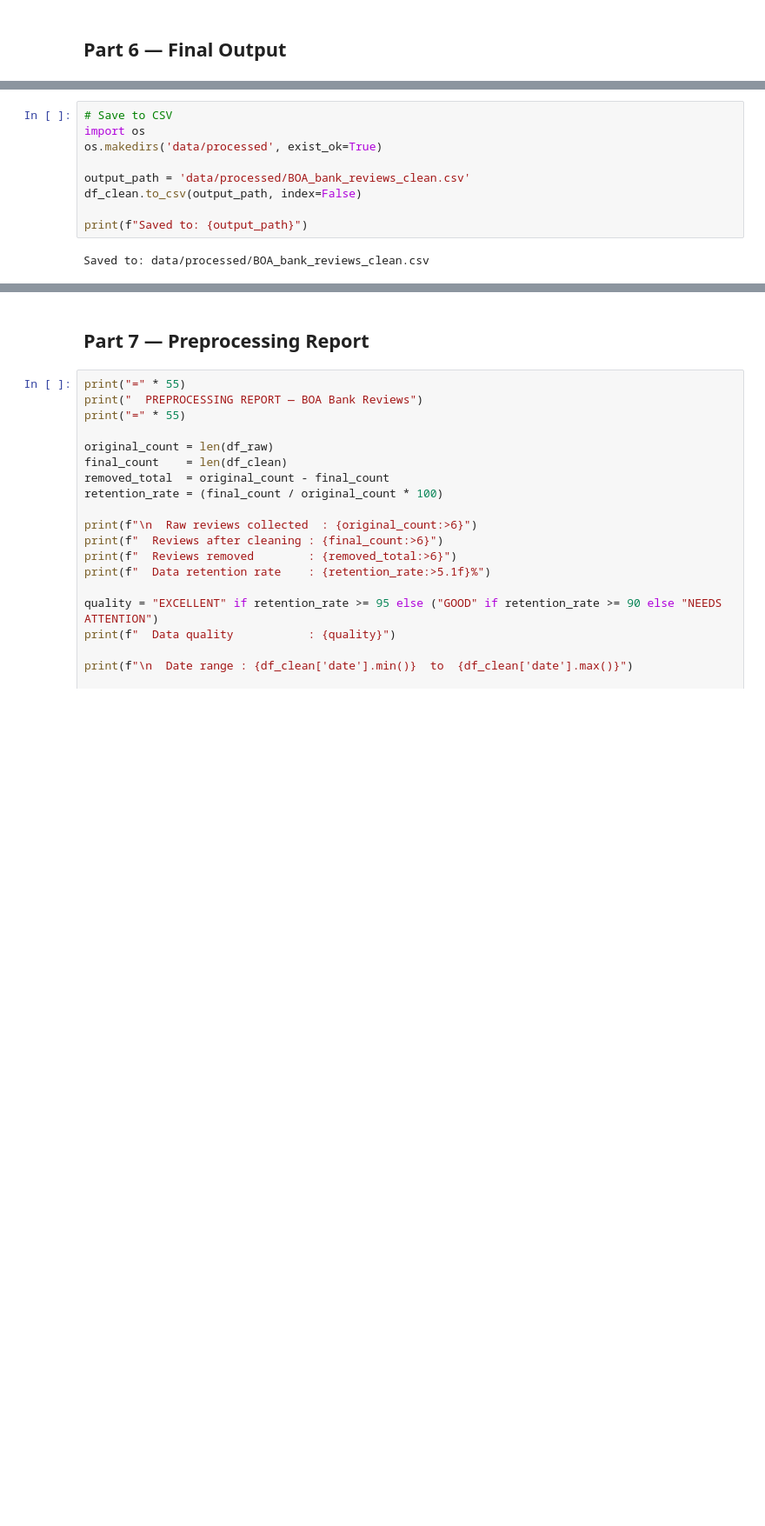
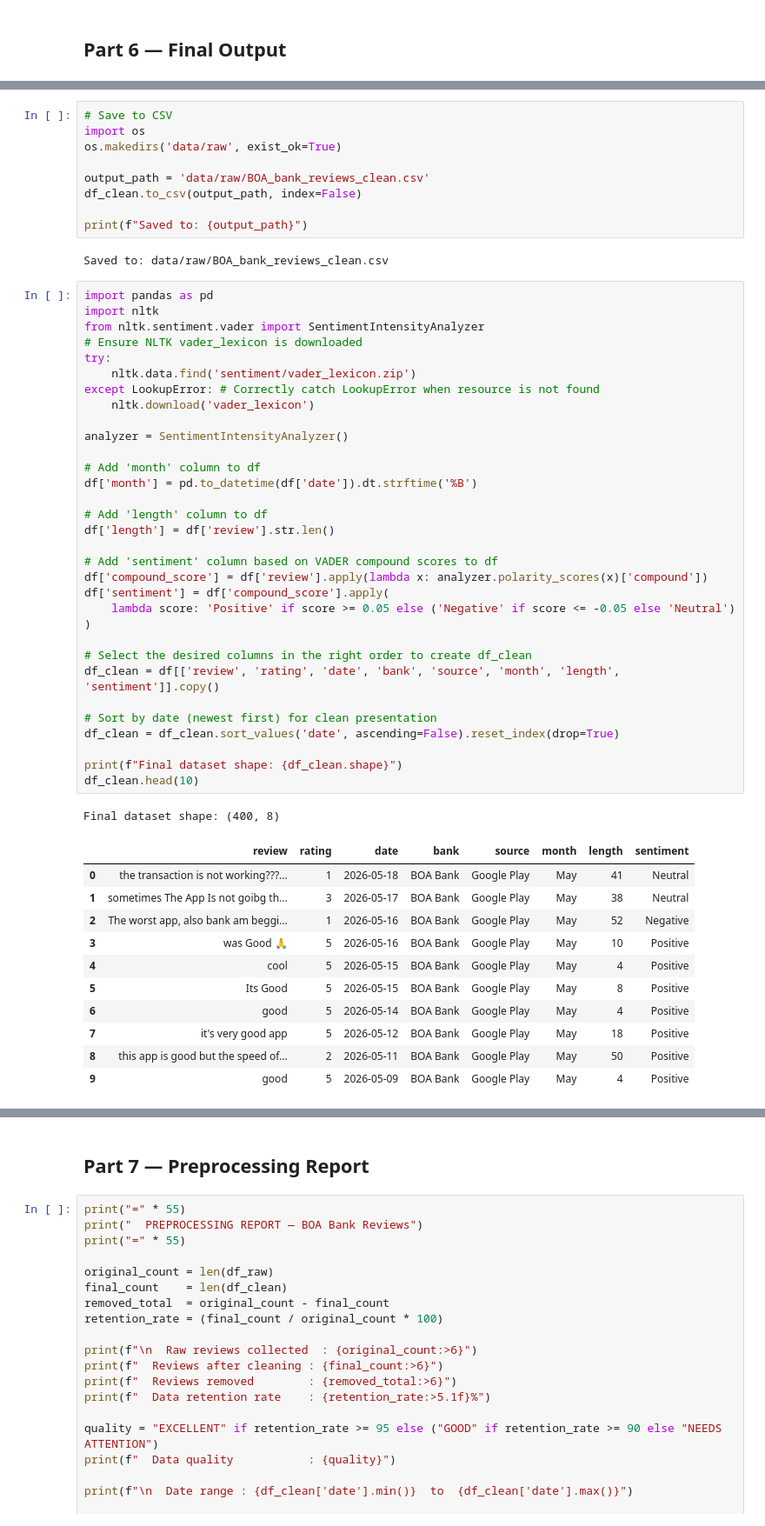
Before and after one commit to edent4313-star/fintech-review-analytics, a Jupyter notebook: notebooks/Task_1.ipynb, the cells around one changed output, grey strips where cells are left out. Shown at 87% size. Drawn from its saved outputs; the diff is of its cells as text; blank space fills up the shorter version.

```diff
--- a/notebooks/Task_1.ipynb
+++ b/notebooks/Task_1.ipynb
@@ -1405,11 +1515,56 @@ Final dataset shape: (400, 5)
 # %%
 # Save to CSV
 import os
-os.makedirs('data/processed', exist_ok=True)
+os.makedirs('data/raw', exist_ok=True)
 
-output_path = 'data/processed/BOA_bank_reviews_clean.csv'
+output_path = 'data/raw/BOA_bank_reviews_clean.csv'
 df_clean.to_csv(output_path, index=False)
 
 print(f"Saved to: {output_path}")
 # %% [output]
-Saved to: data/processed/BOA_bank_reviews_clean.csv
+Saved to: data/raw/BOA_bank_reviews_clean.csv
+# %%
+import pandas as pd
+import nltk
+from nltk.sentiment.vader import SentimentIntensityAnalyzer
+# Ensure NLTK vader_lexicon is downloaded
+try:
+    nltk.data.find('sentiment/vader_lexicon.zip')
+except LookupError: # Correctly catch LookupError when resource is not found
+    nltk.download('vader_lexicon')
+
+analyzer = SentimentIntensityAnalyzer()
+
+# Add 'month' column to df
+df['month'] = pd.to_datetime(df['date']).dt.strftime('%B')
+
+# Add 'length' column to df
+df['length'] = df['review'].str.len()
+
+# Add 'sentiment' column based on VADER compound scores to df
+df['compound_score'] = df['review'].apply(lambda x: analyzer.polarity_scores(x)['compound'])
+df['sentiment'] = df['compound_score'].apply(
+    lambda score: 'Positive' if score >= 0.05 else ('Negative' if score <= -0.05 else 'Neutral')
+)
+
+# Select the desired columns in the right order to create df_clean
+df_clean = df[['review', 'rating', 'date', 'bank', 'source', 'month', 'length', 'sentiment']].copy()
+
+# Sort by date (newest first) for clean presentation
+df_clean = df_clean.sort_values('date', ascending=False).reset_index(drop=True)
+
+print(f"Final dataset shape: {df_clean.shape}")
+df_clean.head(10)
+# %% [output]
+Final dataset shape: (400, 8)
+|  | review | rating | date | bank | source | month | length | sentiment |
+| 0 | the transaction is not working???... | 1 | 2026-05-18 | BOA Bank | Google Play | May | 41 | Neutral |
+| 1 | sometimes The App Is not goibg th... | 3 | 2026-05-17 | BOA Bank | Google Play | May | 38 | Neutral |
+| 2 | The worst app, also bank am beggi... | 1 | 2026-05-16 | BOA Bank | Google Play | May | 52 | Negative |
+| 3 | was Good 🙏 | 5 | 2026-05-16 | BOA Bank | Google Play | May | 10 | Positive |
+| 4 | cool | 5 | 2026-05-15 | BOA Bank | Google Play | May | 4 | Positive |
+| 5 | Its Good | 5 | 2026-05-15 | BOA Bank | Google Play | May | 8 | Positive |
+| 6 | good | 5 | 2026-05-14 | BOA Bank | Google Play | May | 4 | Positive |
+| 7 | it's very good app | 5 | 2026-05-12 | BOA Bank | Google Play | May | 18 | Positive |
+| 8 | this app is good but the speed of... | 2 | 2026-05-11 | BOA Bank | Google Play | May | 50 | Positive |
+| 9 | good | 5 | 2026-05-09 | BOA Bank | Google Play | May | 4 | Positive |
```
Also changed, not shown: parts of 61 cells of this notebook.
